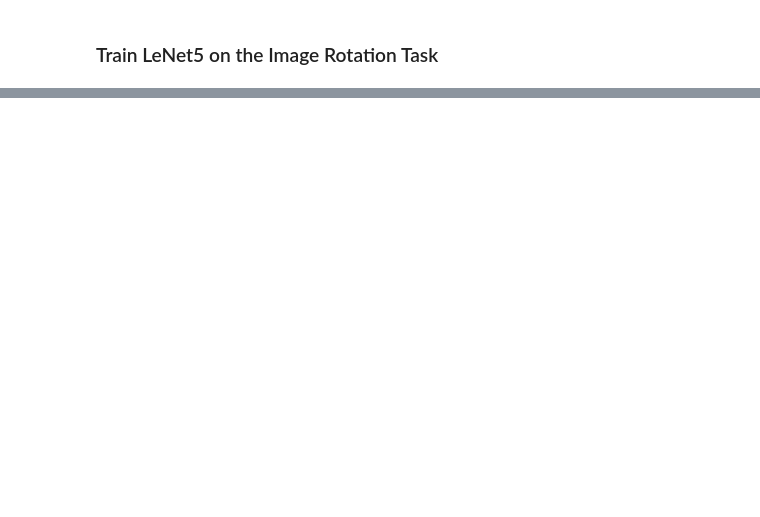
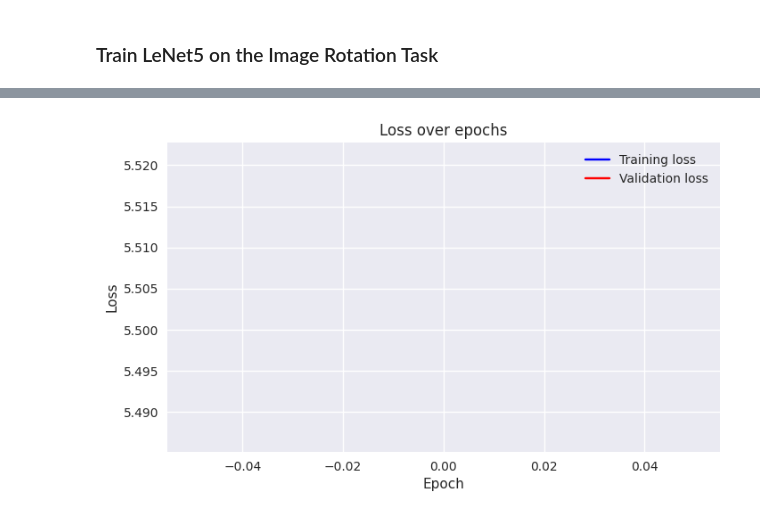
Before and after one commit to RaphaelMako/a3comp551, a Jupyter notebook: Main2.ipynb, the cells around one changed output, grey strips where cells are left out. Cells and saved outputs as stored; diff of their text form; code cells hidden in the pictures; blank space fills up the shorter version.

```diff
--- a/Main2.ipynb
+++ b/Main2.ipynb
@@ -117 +90,4 @@ ModuleNotFoundError: No module named 'Data'
+# %%
+SPLIT_INDEX = 25000 # 25,000 training and 5,000 validation
+train_dl, val_dl = get_dataloaders(data.labeled_images, data.integer_labels(), SPLIT_INDEX)
 # %% [markdown]
@@ -119,15 +94,0 @@ ModuleNotFoundError: No module named 'Data'
-# %%
-torch.manual_seed(RANDOM_SEED)
-
-# Set number of classes
-N_CLASSES = 260 # One for each letter-number combo
-
-def preprocess_batch(batch):
-    batch = batch.view(-1, 1, 56, 56) # Resize input to make it square
-    downsample = nn.AdaptiveAvgPool2d((32, 32)) # Define a downsampling function
-    batch = downsample(batch) # Downsample the batch's image data
-    return batch
-
-model = LeNet5(N_CLASSES, preprocess=preprocess_batch).to(DEVICE)
-optimizer = torch.optim.Adam(model.parameters(), lr=LEARNING_RATE)
-criterion = nn.CrossEntropyLoss()
@@ -137,0 +95,15 @@ KeyboardInterrupt:
+# %%
+LEARNING_RATE = 0.001
+BATCH_SIZE = 64
+N_EPOCHS = 50
+N_CLASSES = 260
+
+# Chop the head off from the classifier (change number of output classes but keep the feature extractor)
+from torch import nn
+lenet5.classifier = nn.Sequential(
+            nn.Linear(in_features=120, out_features=84),
+            nn.Tanh(),
+            nn.Linear(in_features=84, out_features=260),
+        )
+model, optimizer, _ = training_loop(lenet5, criterion, optimizer, train_dl, val_dl, N_EPOCHS, DEVICE)
+# %% [output]
@@ -137,0 +111 @@ KeyboardInterrupt:
+[figure, added]
```
Also changed, not shown: parts of 13 cells of this notebook, 2 other files.
